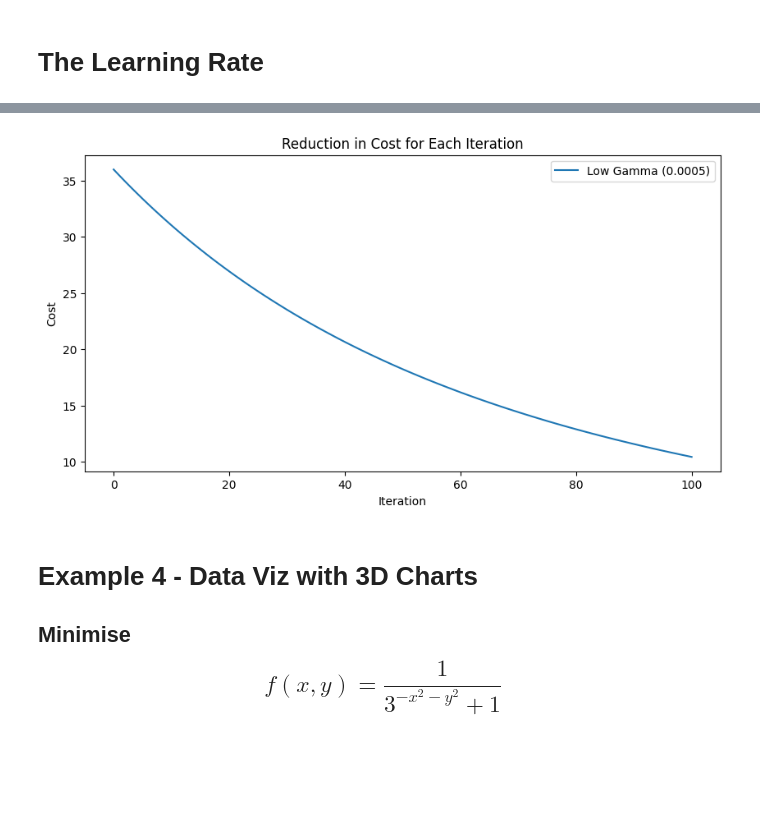
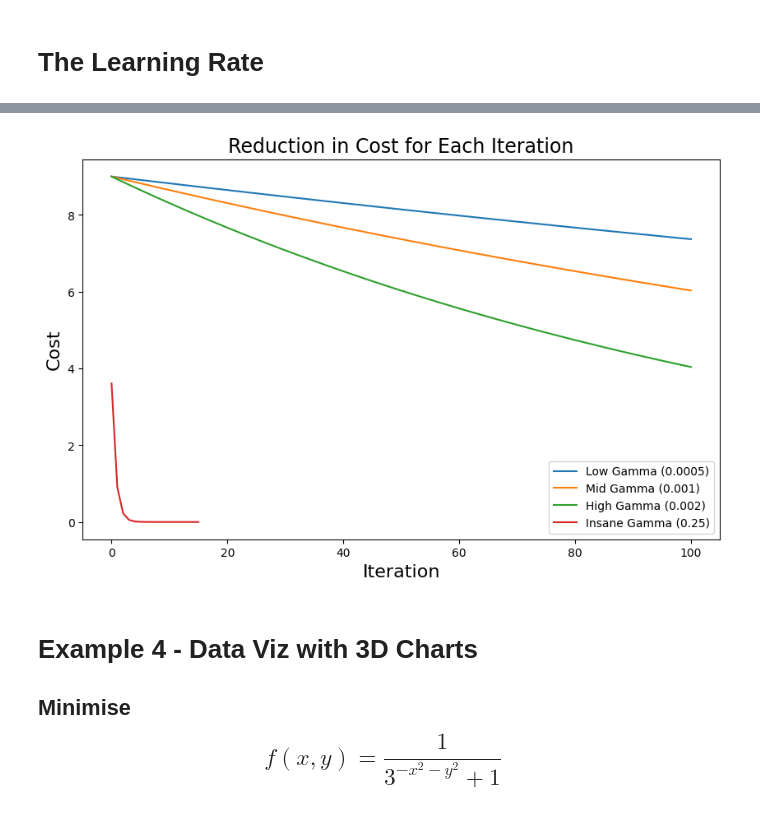
Before and after one commit to TholetiRushasri/FMML-LAB, a Jupyter notebook: FMML_2022_Module_04_Project_2024.ipynb, the cells around one changed output, grey strips where cells are left out. Cells and saved outputs as stored; diff of their text form; code cells hidden in the pictures; blank space fills up the shorter version.

```diff
--- a/FMML_2022_Module_04_Project_2024.ipynb
+++ b/FMML_2022_Module_04_Project_2024.ipynb
@@ -197,21 +199,24 @@ def dg(x):
 # %%
 ## TASK-3 : Plot function and derivative side by side like has been done earlier
 # %%
+import numpy as np
 import matplotlib.pyplot as plt
 
 # Make some data
 x_2 = np.linspace(-2, 2, 1000)
 
-# Function and its derivative
-y_g = g(x_2)
-y_dg = dg(x_2)
+def g(x):
+    return x**2
 
-# Plotting side by side
+def dg(x):
+    return 2 * x
+
+# Plot function and derivative side by side
 plt.figure(figsize=(12, 5))
 
 # Plot the function g(x)
 plt.subplot(1, 2, 1)
-plt.plot(x_2, y_g, label='g(x)')
+plt.plot(x_2, g(x_2), label='g(x) = x^2')
 plt.title('Function g(x)')
 plt.xlabel('x')
 plt.ylabel('g(x)')
@@ -219,12 +224,13 @@ plt.legend()
 
 # Plot the derivative dg(x)
 plt.subplot(1, 2, 2)
-plt.plot(x_2, y_dg, label="g'(x)")
-plt.title("Derivative g'(x)")
+plt.plot(x_2, dg(x_2), label="g'(x) = 2x")
+plt.title('Derivative g\'(x)')
 plt.xlabel('x')
 plt.ylabel("g'(x)")
 plt.legend()
 
+# Show the plots
 plt.tight_layout()
 plt.show()
 # %% [output]
@@ -499,46 +429,59 @@ insane_gamma = gradient_descent(derivative_func=dg, initial_guess=1.9, multiplie
 # %%
 ## TASK-7 : Plot reduction in cost for each iteration
 # %%
-# Function for Gradient Descent with Cost Tracking
-def gradient_descent_with_cost(derivative_func, initial_guess, multiplier, precision, max_iter):
+def gradient_descent_with_cost(derivative_func, initial_guess, multiplier=0.02, precision=0.001, max_iter=300):
     new_x = initial_guess
     x_list = [new_x]
     slope_list = [derivative_func(new_x)]
-    cost_list = [g(new_x)]  # Track the cost at each iteration
+    cost_list = [g(new_x)]  # Initialize with the initial cost value
 
-    for _ in range(max_iter):
+    for n in range(max_iter):
         previous_x = new_x
         gradient = derivative_func(previous_x)
         new_x = previous_x - multiplier * gradient
 
         step_size = abs(new_x - previous_x)
-
         x_list.append(new_x)
         slope_list.append(derivative_func(new_x))
-        cost_list.append(g(new_x))  # Track the cost at each iteration
+
+        # Calculate and append the current cost value
+        cost_list.append(g(new_x))
 
         if step_size < precision:
             break
 
-    return x_list, slope_list, cost_list
+    return new_x, x_list, slope_list, cost_list
 
-# Run gradient descent with cost tracking
+# Task-7: Run gradient descent with cost tracking
 n = 100
-low_gamma, low_gamma_slope, low_gamma_cost = gradient_descent_with_cost(
-    derivative_func=dg, initial_guess=3, multiplier=0.0005, precision=0.0001, max_iter=n
-)
+low_gamma = gradient_descent_with_cost(derivative_func=dg, initial_guess=3,
+                                       multiplier=0.0005, precision=0.0001, max_iter=n)
 
-# Plotting the reduction in cost for each iteration
-plt.figure(figsize=(10, 5))
+mid_gamma = gradient_descent_with_cost(derivative_func=dg, initial_guess=3,
+                                       multiplier=0.001, precision=0.0001, max_iter=n)
 
-plt.plot(range(len(low_gamma_cost)), low_gamma_cost, label='Low Gamma (0.0005)')
-plt.title('Reduction in Cost for Each Iteration')
-plt.xlabel('Iteration')
-plt.ylabel('Cost')
+high_gamma = gradient_descent_with_cost(derivative_func=dg, initial_guess=3,
+                                        multiplier=0.002, precision=0.0001, max_iter=n)
+
+insane_gamma = gradient_descent_with_cost(derivative_func=dg, initial_guess=1.9,
+                                          multiplier=0.25, precision=0.0001, max_iter=n)
+
+# Plot reduction in cost for each iteration
+plt.figure(figsize=(10, 6))
+
+plt.plot(range(len(low_gamma[3])), low_gamma[3], label='Low Gamma (0.0005)')
+plt.plot(range(len(mid_gamma[3])), mid_gamma[3], label='Mid Gamma (0.001)')
+plt.plot(range(len(high_gamma[3])), high_gamma[3], label='High Gamma (0.002)')
+plt.plot(range(len(insane_gamma[3])), insane_gamma[3], label='Insane Gamma (0.25)')
+
+plt.title('Reduction in Cost for Each Iteration', fontsize=17)
+plt.xlabel('Iteration', fontsize=16)
+plt.ylabel('Cost', fontsize=16)
 plt.legend()
+
 plt.show()
 # %% [output]
-[figure, old version]
+[figure, new version]
 # %% [markdown]
 # Example 4 - Data Viz with 3D Charts
 
```
Also changed, not shown: parts of 27 cells of this notebook.
